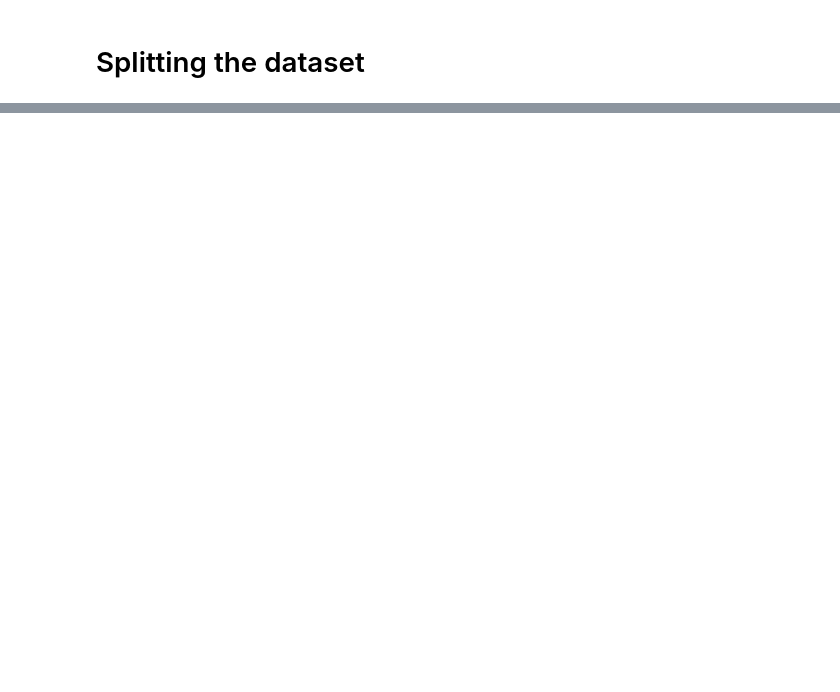
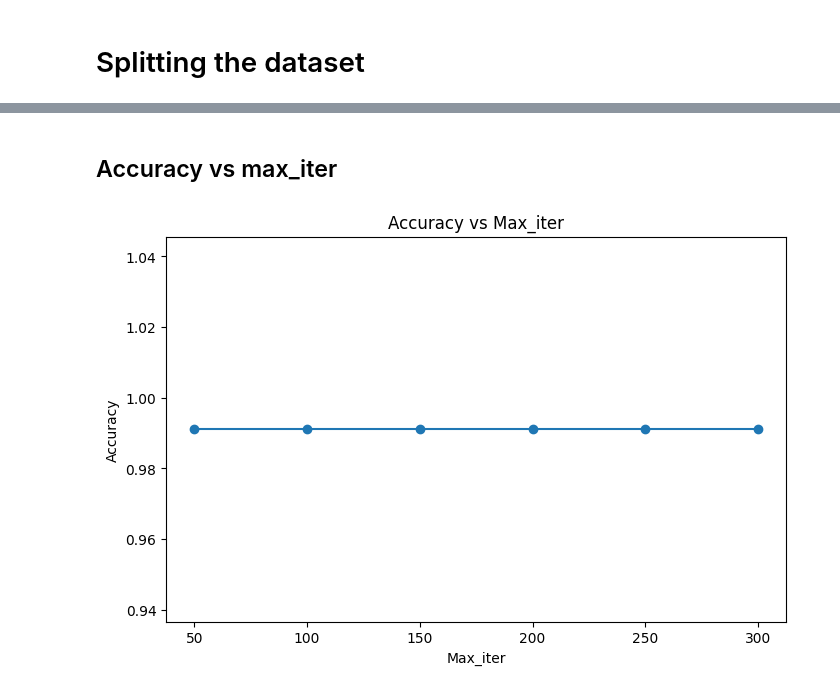
Before and after one commit to Shahrukhzx/CSE445-Project, a Jupyter notebook: InnovaTech.ipynb, the cells around one changed output, grey strips where cells are left out. Drawn from its saved outputs; the diff is of its cells as text; code cells hidden in the pictures; blank space fills up the shorter version.

```diff
--- a/InnovaTech.ipynb
+++ b/InnovaTech.ipynb
@@ -383,0 +512,21 @@ Test set size: 9238 samples
+# %% [markdown]
+## Accuracy vs max_iter
+# %%
+max_iters = [50, 100, 150, 200, 250, 300]
+accuracies_iter = []
+
+for iter_value in max_iters:
+    log_reg_iter = LogisticRegression(max_iter=iter_value)
+    log_reg_iter.fit(X_train_scaled, y_train)
+    y_pred_iter = log_reg_iter.predict(X_test_scaled)
+    accuracies_iter.append(accuracy_score(y_test, y_pred_iter))
+
+# Plot accuracy vs max_iter
+plt.figure(figsize=(8, 5))
+plt.plot(max_iters, accuracies_iter, marker='o')
+plt.title('Accuracy vs Max_iter')
+plt.xlabel('Max_iter')
+plt.ylabel('Accuracy')
+plt.show()
+# %% [output]
+[figure, added]
```
Also changed, not shown: parts of 23 cells of this notebook, 1 other file.
